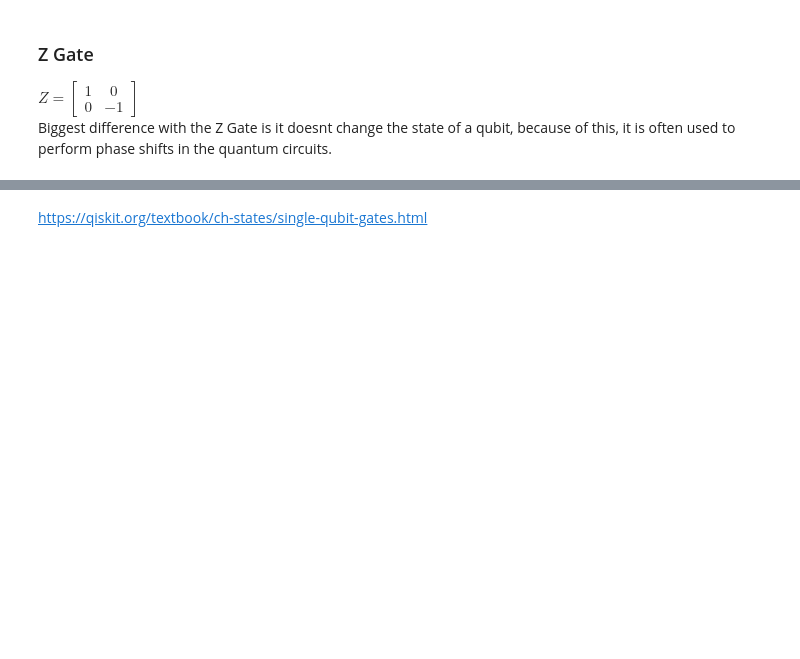
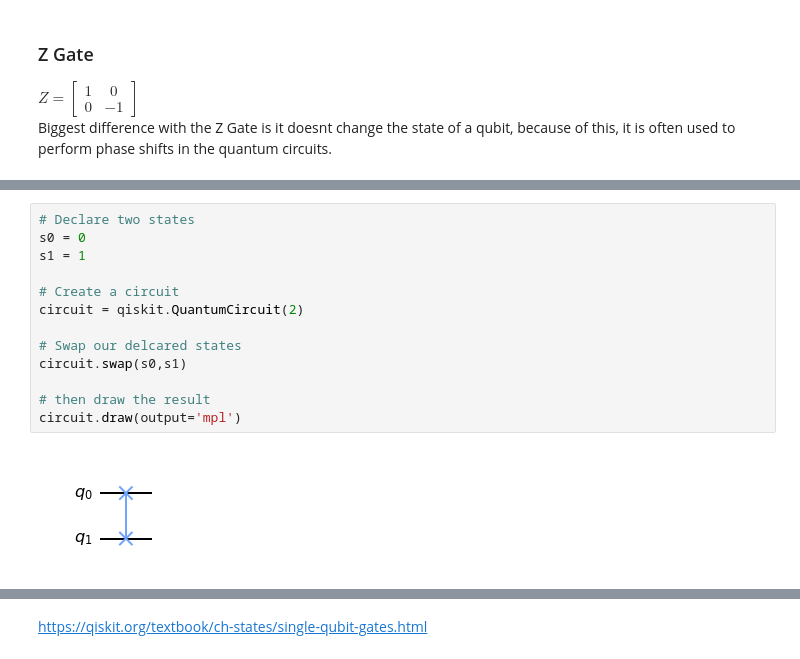
Before and after one commit to donalBolustrom99/ET-Assement, a Jupyter notebook: content/Quantum Computing.ipynb, the cells around one changed output, grey strips where cells are left out. Drawn from its saved outputs; the diff is of its cells as text; blank space fills up the shorter version.

```diff
--- a/content/Quantum Computing.ipynb
+++ b/content/Quantum Computing.ipynb
@@ -127,0 +158,15 @@ circuit.draw(output='mpl', initial_state=1)
+# %%
+# Declare two states
+s0 = 0
+s1 = 1
+
+# Create a circuit
+circuit = qiskit.QuantumCircuit(2)
+
+# Swap our delcared states
+circuit.swap(s0,s1)
+
+# then draw the result
+circuit.draw(output='mpl')
+# %% [output]
+[figure, added]
```
Also changed, not shown: parts of 17 cells of this notebook.
